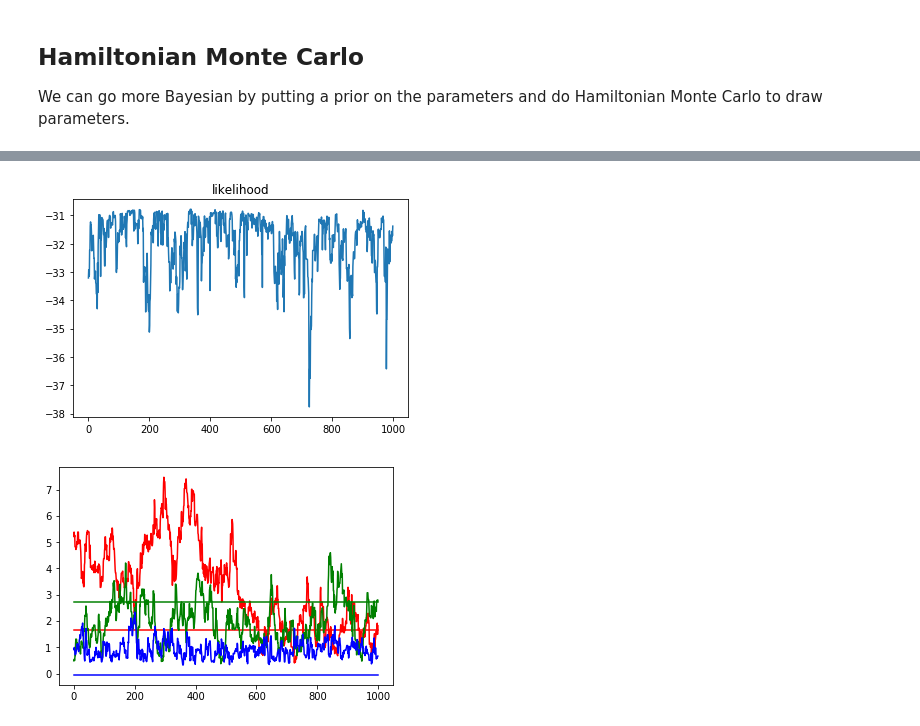
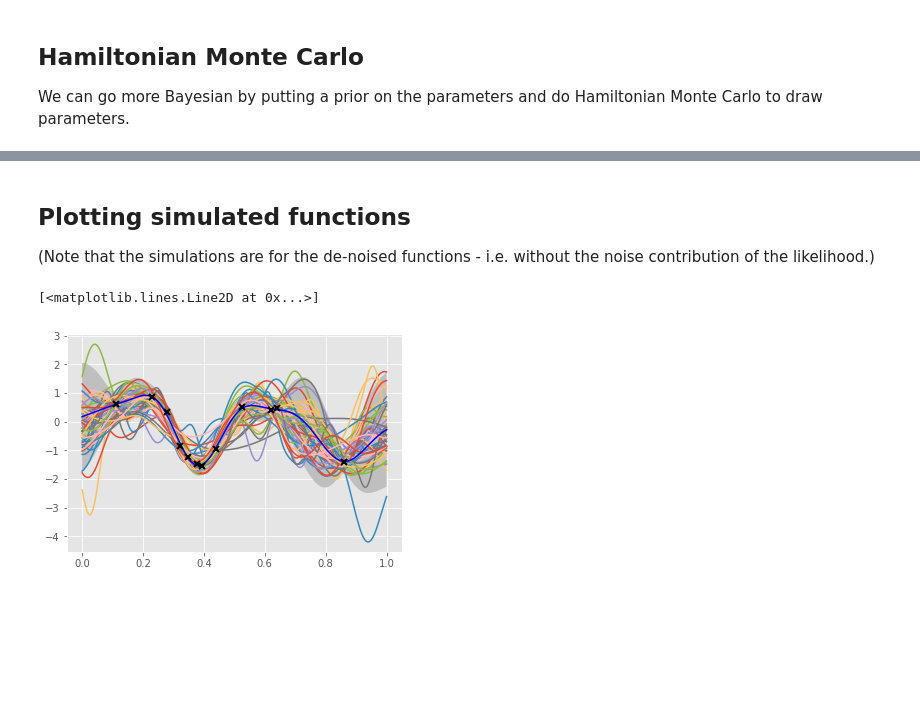
Before and after one commit to t-vi/candlegp, a Jupyter notebook: notebooks/gp_regression.ipynb, the cells around one changed output, grey strips where cells are left out. Drawn from its saved outputs; the diff is of its cells as text; code cells hidden in the pictures; blank space fills up the shorter version.

```diff
--- a/notebooks/gp_regression.ipynb
+++ b/notebooks/gp_regression.ipynb
@@ -120,12 +147,26 @@ pyplot.legend();
-# %%
-res = candlegp.training.hmc.hmc_sample(m,1000,0.2,burn=50)
-# %%
-pyplot.plot(res[0]); pyplot.title("likelihood");
-# %% [output]
-[figure, removed]
-# %%
-for p0,p,c in zip(m.parameters(),res[1:],['r','g','b']):
-  pyplot.plot(torch.stack(p).numpy(), c=c)
-  pyplot.plot((0,1000),(p0.data[0],p0.data[0]), c=c)
-# %% [output]
-[figure, removed]
+# %% [markdown]
+## Plotting simulated functions
+
+(Note that the simulations are for the de-noised functions - i.e. without the noise contribution of the likelihood.)
+# %%
+xstar = torch.linspace(0,1,1000).double()
+mc_params = torch.stack([torch.cat(p, dim=0) for p in res[1:]],dim=1)
+
+allsims = []
+for ps in mc_params[:50]:
+    for mp,p in zip(m2.parameters(),ps):
+        mp.set(p)
+    allsims.append(m2.predict_f_samples(Variable(xstar.unsqueeze(1)), 1).squeeze(0).t())
+allsims = torch.cat(allsims, dim=0)
+
+pyplot.plot(xstar.numpy(),allsims.data.numpy().T)
+
+mu, var = m.predict_y(Variable(xstar.unsqueeze(1)))
+cred_size = (var**0.5*2).squeeze(1)
+mu = mu.squeeze(1)
+pyplot.plot(xstar.numpy(),mu.data.numpy(),'b')
+pyplot.fill_between(xstar.numpy(),mu.data.numpy()+cred_size.data.numpy(), mu.data.numpy()-cred_size.data.numpy(),facecolor='0.75')
+pyplot.plot(X.numpy(), Y.numpy(), 'kx', mew=2)
+# %% [output]
+[<matplotlib.lines.Line2D at 0x...>]
+[figure, added]
```
Also changed, not shown: parts of 9 cells of this notebook, 8 other files.
